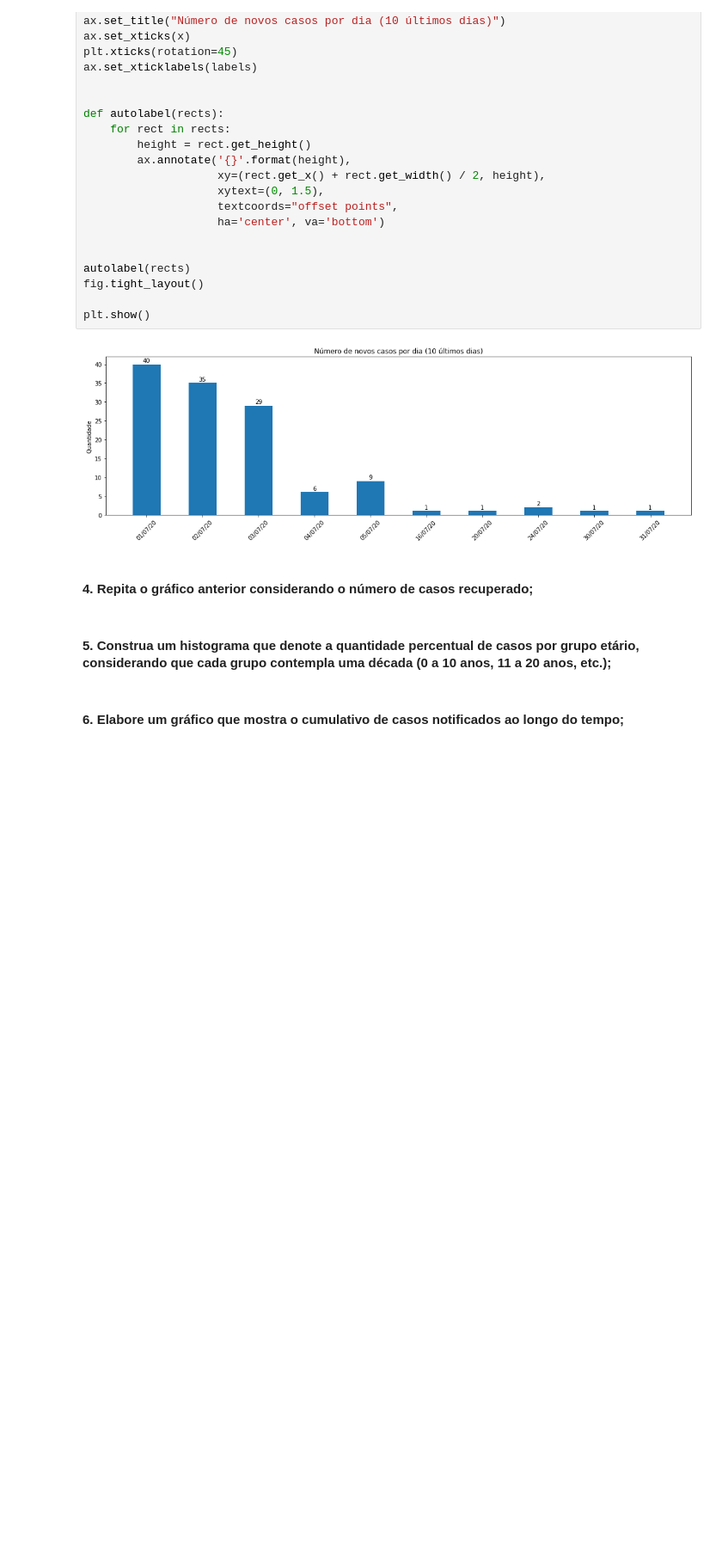
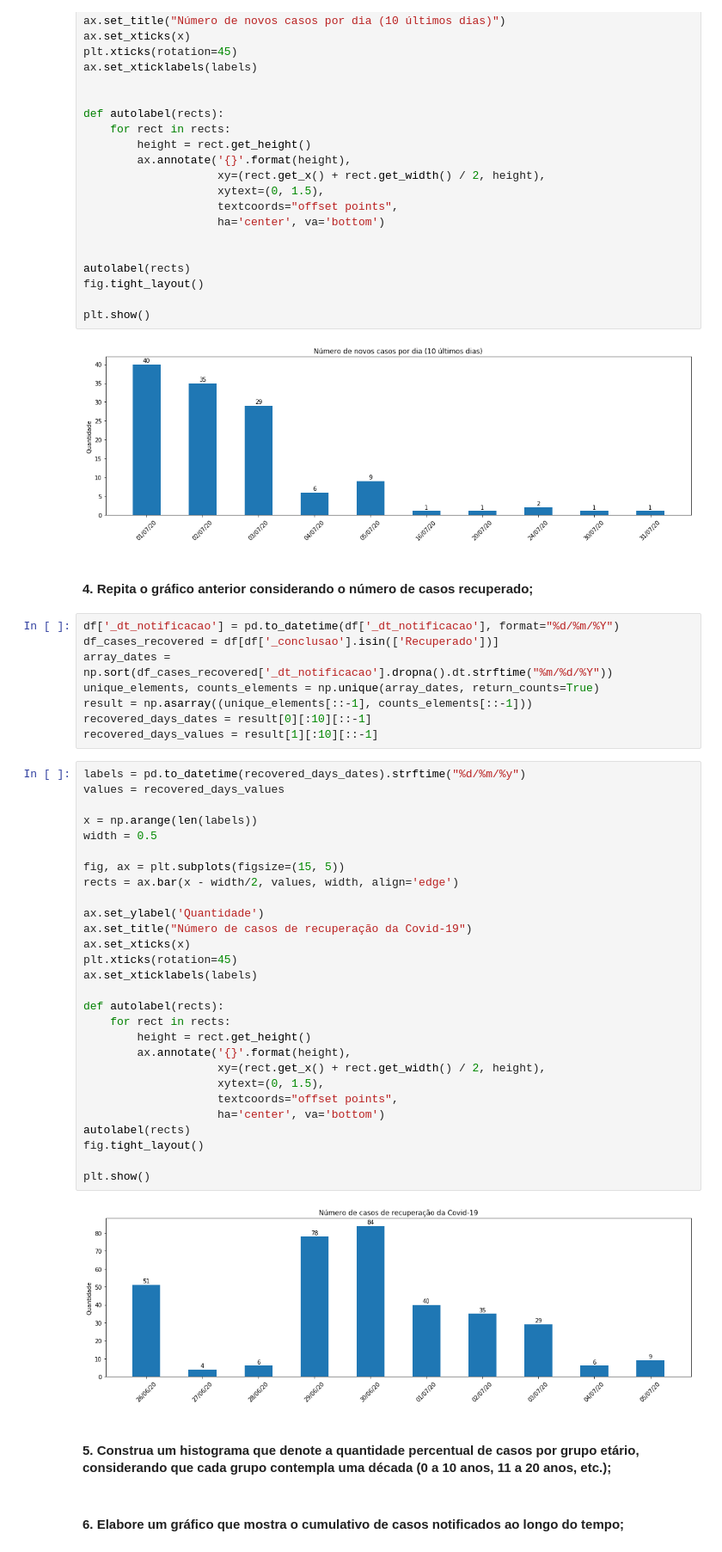
Before and after one commit to erikatilio/RNA-PP1, a Jupyter notebook: Visualização de Dados.ipynb, the cells around one changed output. Shown at 86% size. Saved outputs shown, nothing was run; the diff lists cells and outputs as text; blank space fills up the shorter version.

```diff
--- a/Visualização de Dados.ipynb
+++ b/Visualização de Dados.ipynb
@@ -79,6 +79,44 @@ plt.show()
 [figure]
 # %% [markdown]
 #### 4. Repita o gráfico anterior considerando o número de casos recuperado;
+# %%
+df['_dt_notificacao'] = pd.to_datetime(df['_dt_notificacao'], format="%d/%m/%Y")
+df_cases_recovered = df[df['_conclusao'].isin(['Recuperado'])]
+array_dates = np.sort(df_cases_recovered['_dt_notificacao'].dropna().dt.strftime("%m/%d/%Y"))
+unique_elements, counts_elements = np.unique(array_dates, return_counts=True)
+result = np.asarray((unique_elements[::-1], counts_elements[::-1]))
+recovered_days_dates = result[0][:10][::-1]
+recovered_days_values = result[1][:10][::-1]
+# %%
+labels = pd.to_datetime(recovered_days_dates).strftime("%d/%m/%y")
+values = recovered_days_values
+
+x = np.arange(len(labels))
+width = 0.5
+
+fig, ax = plt.subplots(figsize=(15, 5))
+rects = ax.bar(x - width/2, values, width, align='edge')
+
+ax.set_ylabel('Quantidade')
+ax.set_title("Número de casos de recuperação da Covid-19")
+ax.set_xticks(x)
+plt.xticks(rotation=45)
+ax.set_xticklabels(labels)
+
+def autolabel(rects):
+    for rect in rects:
+        height = rect.get_height()
+        ax.annotate('{}'.format(height),
+                    xy=(rect.get_x() + rect.get_width() / 2, height),
+                    xytext=(0, 1.5),
+                    textcoords="offset points",
+                    ha='center', va='bottom')
+autolabel(rects)
+fig.tight_layout()
+
+plt.show()
+# %% [output]
+[figure, added]
 # %% [markdown]
 #### 5. Construa um histograma que denote a quantidade percentual de casos por grupo etário, considerando que cada grupo contempla uma década (0 a 10 anos, 11 a 20 anos, etc.);
 # %% [markdown]
```
Also changed, not shown: parts of 1 cell of this notebook.
